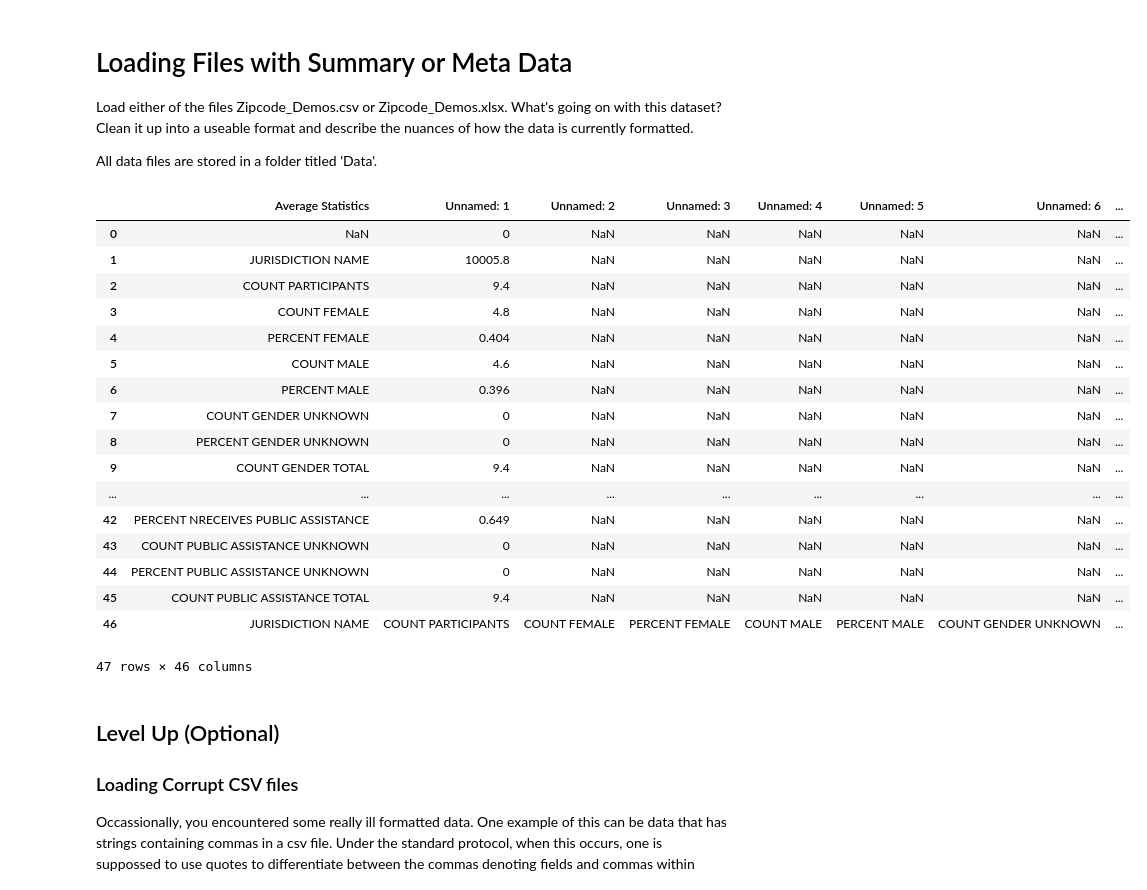
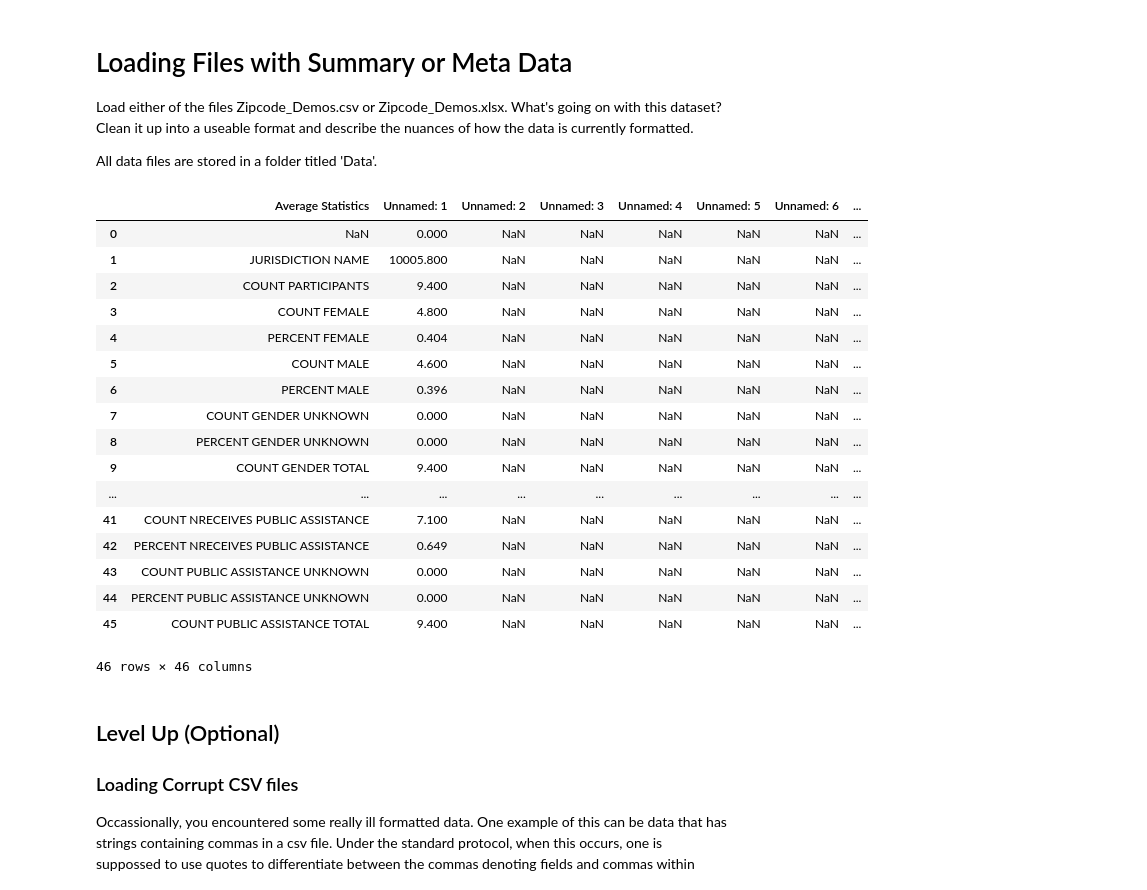
Before and after one commit to worldyne/dsc-1-03-05-importing-data-using-pandas-lab-seattle-ds-career-040119, a Jupyter notebook: index.ipynb, the cells around one changed output. Drawn from its saved outputs; the diff is of its cells as text; code cells hidden in the pictures.

```diff
--- a/index.ipynb
+++ b/index.ipynb
@@ -20,30 +20,30 @@ All data files are stored in a folder titled 'Data'.
 # %%
 #Your code here
 import pandas as pd
 
 df = pd.read_excel('Data/Zipcode_Demos.xlsx', header=48)
 df
-df2 = pd.read_excel('Data/Zipcode_Demos.xlsx',nrows=47, header=1)
+df2 = pd.read_excel('Data/Zipcode_Demos.xlsx',nrows=46, header=1)
 df2
 # %% [output]
 |  | Average Statistics | Unnamed: 1 | Unnamed: 2 | Unnamed: 3 | Unnamed: 4 | Unnamed: 5 | Unnamed: 6 | ... |
-| 0 | NaN | 0 | NaN | NaN | NaN | NaN | NaN | ... |
-| 1 | JURISDICTION NAME | 10005.8 | NaN | NaN | NaN | NaN | NaN | ... |
-| 2 | COUNT PARTICIPANTS | 9.4 | NaN | NaN | NaN | NaN | NaN | ... |
-| 3 | COUNT FEMALE | 4.8 | NaN | NaN | NaN | NaN | NaN | ... |
+| 0 | NaN | 0.000 | NaN | NaN | NaN | NaN | NaN | ... |
+| 1 | JURISDICTION NAME | 10005.800 | NaN | NaN | NaN | NaN | NaN | ... |
+| 2 | COUNT PARTICIPANTS | 9.400 | NaN | NaN | NaN | NaN | NaN | ... |
+| 3 | COUNT FEMALE | 4.800 | NaN | NaN | NaN | NaN | NaN | ... |
 | 4 | PERCENT FEMALE | 0.404 | NaN | NaN | NaN | NaN | NaN | ... |
-| 5 | COUNT MALE | 4.6 | NaN | NaN | NaN | NaN | NaN | ... |
+| 5 | COUNT MALE | 4.600 | NaN | NaN | NaN | NaN | NaN | ... |
 | 6 | PERCENT MALE | 0.396 | NaN | NaN | NaN | NaN | NaN | ... |
-| 7 | COUNT GENDER UNKNOWN | 0 | NaN | NaN | NaN | NaN | NaN | ... |
-| 8 | PERCENT GENDER UNKNOWN | 0 | NaN | NaN | NaN | NaN | NaN | ... |
-| 9 | COUNT GENDER TOTAL | 9.4 | NaN | NaN | NaN | NaN | NaN | ... |
+| 7 | COUNT GENDER UNKNOWN | 0.000 | NaN | NaN | NaN | NaN | NaN | ... |
+| 8 | PERCENT GENDER UNKNOWN | 0.000 | NaN | NaN | NaN | NaN | NaN | ... |
+| 9 | COUNT GENDER TOTAL | 9.400 | NaN | NaN | NaN | NaN | NaN | ... |
 | ... | ... | ... | ... | ... | ... | ... | ... | ... |
+| 41 | COUNT NRECEIVES PUBLIC ASSISTANCE | 7.100 | NaN | NaN | NaN | NaN | NaN | ... |
 | 42 | PERCENT NRECEIVES PUBLIC ASSISTANCE | 0.649 | NaN | NaN | NaN | NaN | NaN | ... |
-| 43 | COUNT PUBLIC ASSISTANCE UNKNOWN | 0 | NaN | NaN | NaN | NaN | NaN | ... |
-| 44 | PERCENT PUBLIC ASSISTANCE UNKNOWN | 0 | NaN | NaN | NaN | NaN | NaN | ... |
-| 45 | COUNT PUBLIC ASSISTANCE TOTAL | 9.4 | NaN | NaN | NaN | NaN | NaN | ... |
-| 46 | JURISDICTION NAME | COUNT PARTICIPANTS | COUNT FEMALE | PERCENT FEMALE | COUNT MALE | PERCENT MALE | COUNT GENDER UNKNOWN | ... |
+| 43 | COUNT PUBLIC ASSISTANCE UNKNOWN | 0.000 | NaN | NaN | NaN | NaN | NaN | ... |
+| 44 | PERCENT PUBLIC ASSISTANCE UNKNOWN | 0.000 | NaN | NaN | NaN | NaN | NaN | ... |
+| 45 | COUNT PUBLIC ASSISTANCE TOTAL | 9.400 | NaN | NaN | NaN | NaN | NaN | ... |
-47 rows × 46 columns
+46 rows × 46 columns
 # %% [markdown]
 ## Level Up (Optional)
 
```
